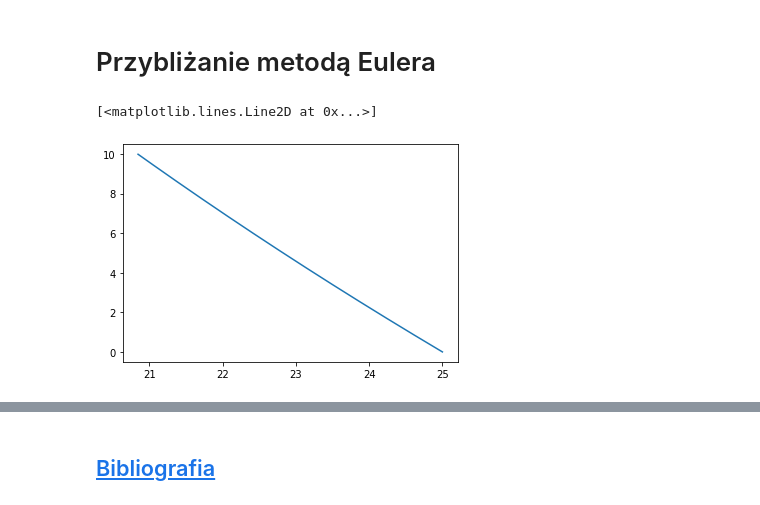
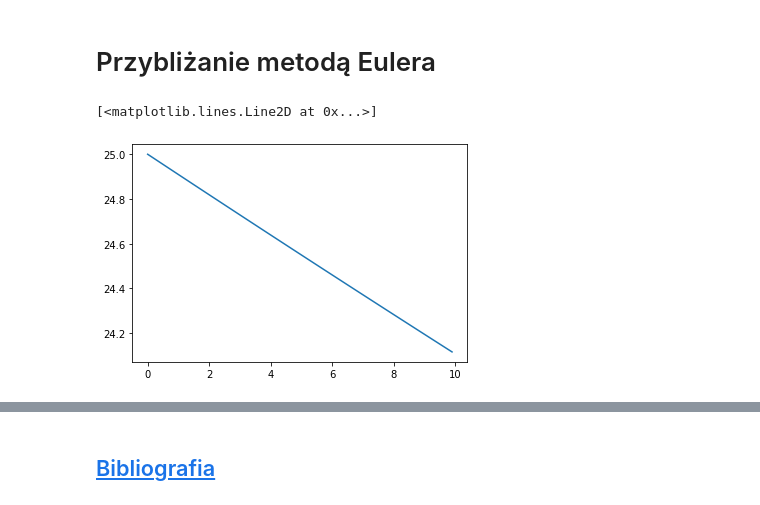
Before and after one commit to maciejratajski1999/Skoki-narciarskie, a Jupyter notebook: main.ipynb, the cells around one changed output, grey strips where cells are left out. Saved outputs shown, nothing was run; the diff lists cells and outputs as text; code cells hidden in the pictures.

```diff
--- a/main.ipynb
+++ b/main.ipynb
@@ -372,25 +372,26 @@ class Jumper:
 # %% [markdown]
 # Przybliżanie metodą Eulera
 # %%
-delta_time = 0.01
+delta_time = 0.1
 time = numpy.arange(0,10,delta_time)
 VX, VY = [skocznia.velocity],[0]
-Cd = 1 / Jumper(55).mass
+Cd = 0.2 / Jumper(55).mass
 g = 9.81
 
 def linear_model(v):
     '''
+    liniowa zależność oporu powietrza do prędkości
     :param v: tuple (Vx(i), Vy(i))
     :return : tuple (Vx(i+1),Vy(i+1))
     '''
     return -Cd*v[0]*delta_time, (-Cd*v[1] - g)*delta_time
 
 for t in time[1:]:
     x,y = linear_model((VX[-1],VY[-1]))
     VX.append(VX[-1] + x)
     VY.append(VY[-1] + y)
 
-pyplot.plot(VX,time)
+pyplot.plot(time,VX)
 # %% [output]
 [<matplotlib.lines.Line2D at 0x...>]
-[figure, old version]
+[figure, new version]
```
Also changed, not shown: parts of 1 cell of this notebook.
